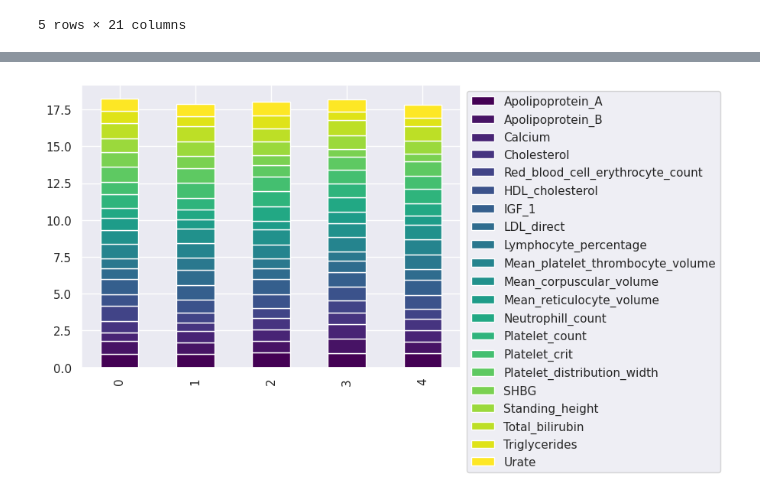
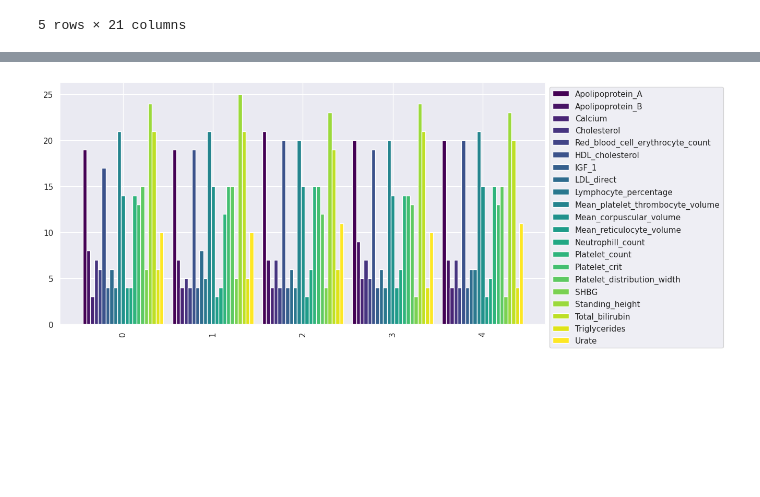
Before and after one commit to PMBio/deeprvat-analysis, a Jupyter notebook: seed_gene_sensitivity/seed_gene_selection.ipynb, the cells around one changed output, grey strips where cells are left out. Cells and saved outputs as stored; diff of their text form; code cells hidden in the pictures; blank space fills up the shorter version.

Commit message:
Added min_seed_gene bound option Additional plotting visualizations

```diff
--- a/seed_gene_sensitivity/seed_gene_selection.ipynb
+++ b/seed_gene_sensitivity/seed_gene_selection.ipynb
@@ -80,6 +100,7 @@ df_kp
 # %%
-ax3 = df_kp.plot(kind="bar",stacked=True, colormap='viridis')
-sns.move_legend(ax3, "upper left", bbox_to_anchor=(1, 1))
+ax5 = df_kept.plot(kind="bar",stacked=False, colormap='viridis',width=0.9,figsize=(12,6))
+sns.move_legend(ax5, "upper left", bbox_to_anchor=(1, 1))
+
 plt.show()
 # %% [output]
-[figure, old version]
+[figure, new version]
```
Also changed, not shown: parts of 4 cells of this notebook, 1 other file.
